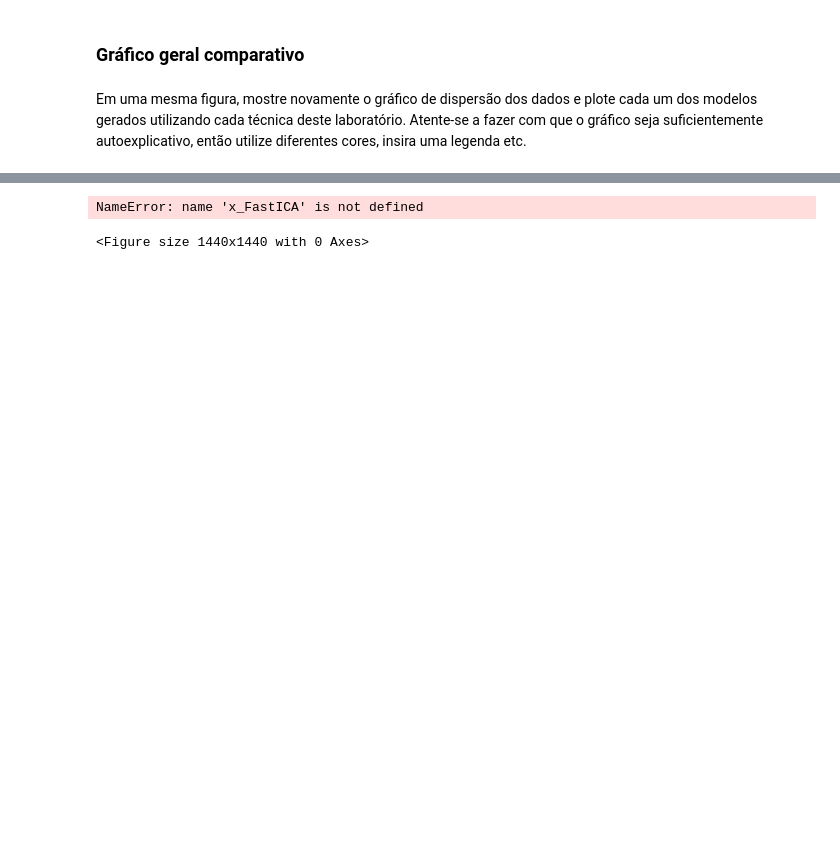
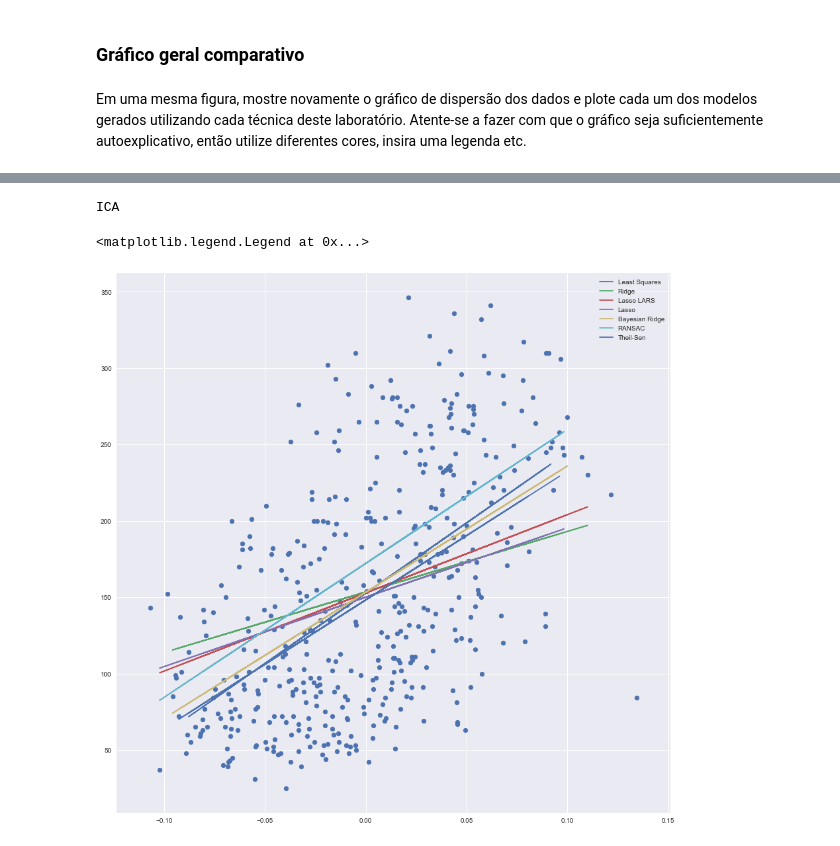
Before and after one commit to jeffersonpdp/ProgramacaoEstruturada, a Jupyter notebook: Lab_3/Jefferson_Paiva_Lab_3.ipynb, the cells around one changed output, grey strips where cells are left out. Saved outputs shown, nothing was run; the diff lists cells and outputs as text; code cells hidden in the pictures; blank space fills up the shorter version.

```diff
--- a/Lab_3/Jefferson_Paiva_Lab_3.ipynb
+++ b/Lab_3/Jefferson_Paiva_Lab_3.ipynb
@@ -406,7 +406,7 @@ Lasso_pred_pca = y_pred
 # %%
 X_train, X_test, y_train, y_test = train_test_split(X_fastICA,y, test_size=0.20)
 reg = Lasso()
-reg.fit(x_train, y_train)
+reg.fit(X_train, y_train)
 y_pred = reg.predict(X_test)
 reg_test_ica = X_test
 reg_pred_ica = y_pred
@@ -551,9 +549,9 @@ NameError: name 'x_pca' is not defined
 # %%
-x_train, x_test, y_train, y_test = train_test_split(x_FastICA,y, test_size=0.20)
+X_train, X_test, y_train, y_test = train_test_split(X_fastICA, y, test_size=0.20)
 reg = BayesianRidge()
-reg.fit(x_train, y_train)
-y_pred = reg.predict(x_test)
-reg_test_ica = x_test
+reg.fit(X_train, y_train)
+y_pred = reg.predict(X_test)
+reg_test_ica = X_test
 reg_pred_ica = y_pred
-bay_test_ica = x_test
+bay_test_ica = X_test
 bay_pred_ica = y_pred
@@ -630,9 +620,9 @@ NameError: name 'x_pca' is not defined
 # %%
-x_train, x_test, y_train, y_test = train_test_split(x_FastICA,y, test_size=0.20)
+X_train, X_test, y_train, y_test = train_test_split(X_fastICA,y, test_size=0.20)
 reg = RANSACRegressor()
-reg.fit(x_train, y_train)
-y_pred = reg.predict(x_test)
-reg_test_ica = x_test
+reg.fit(X_train, y_train)
+y_pred = reg.predict(X_test)
+reg_test_ica = X_test
 reg_pred_ica = y_pred
-Ransac_test_ica = x_test
+Ransac_test_ica = X_test
 Ransac_pred_ica = y_pred
@@ -706,11 +690,11 @@ TS_test_pca = x_test
 TS_pred_pca = y_pred
 # %%
-x_train, x_test, y_train, y_test = train_test_split(x_FastICA,y, test_size=0.20)
+X_train, X_test, y_train, y_test = train_test_split(X_fastICA,y, test_size=0.20)
 reg = TheilSenRegressor()
-reg.fit(x_train, y_train)
-y_pred = reg.predict(x_test)
-reg_test_ica = x_test
+reg.fit(X_train, y_train)
+y_pred = reg.predict(X_test)
+reg_test_ica = X_test
 reg_pred_ica = y_pred
-TS_test_ica = x_test
+TS_test_ica = X_test
 TS_pred_ica = y_pred
 # %%
@@ -769,17 +770,17 @@ NameError: name 'x_pca' is not defined
 # %%
-
-plt.figure(figsize=(20,20))
-plt.scatter(x_FastICA, y)
-print("ica")
-plt.plot(LS_test_ica, LS_pred_ica, label="Least Squares")
+plt.figure(figsize=(15,15))
+plt.scatter(X_fastICA, y)
+print("ICA")
+plt.plot(LS_test_ICA, LS_pred_ICA, label="Least Squares")
 plt.plot(Ridge_test_ica, Ridge_pred_ica, label="Ridge")
 plt.plot(LassoLars_test_ica, LassoLars_pred_ica, label="Lasso LARS")
 plt.plot(Lasso_test_ica, Lasso_pred_ica, label="Lasso")
 plt.plot(bay_test_ica, bay_pred_ica, label="Bayesian Ridge")
 plt.plot(Ransac_test_ica, Ransac_pred_ica, label="RANSAC")
 plt.plot(TS_test_ica, TS_pred_ica, label="Theil-Sen")
 plt.legend()
 # %% [output]
-NameError: name 'x_FastICA' is not defined
+ICA
-<Figure size 1440x1440 with 0 Axes>
+<matplotlib.legend.Legend at 0x...>
+[figure, added]
 # %%
```
Also changed, not shown: parts of 59 cells of this notebook, 1 other file.
